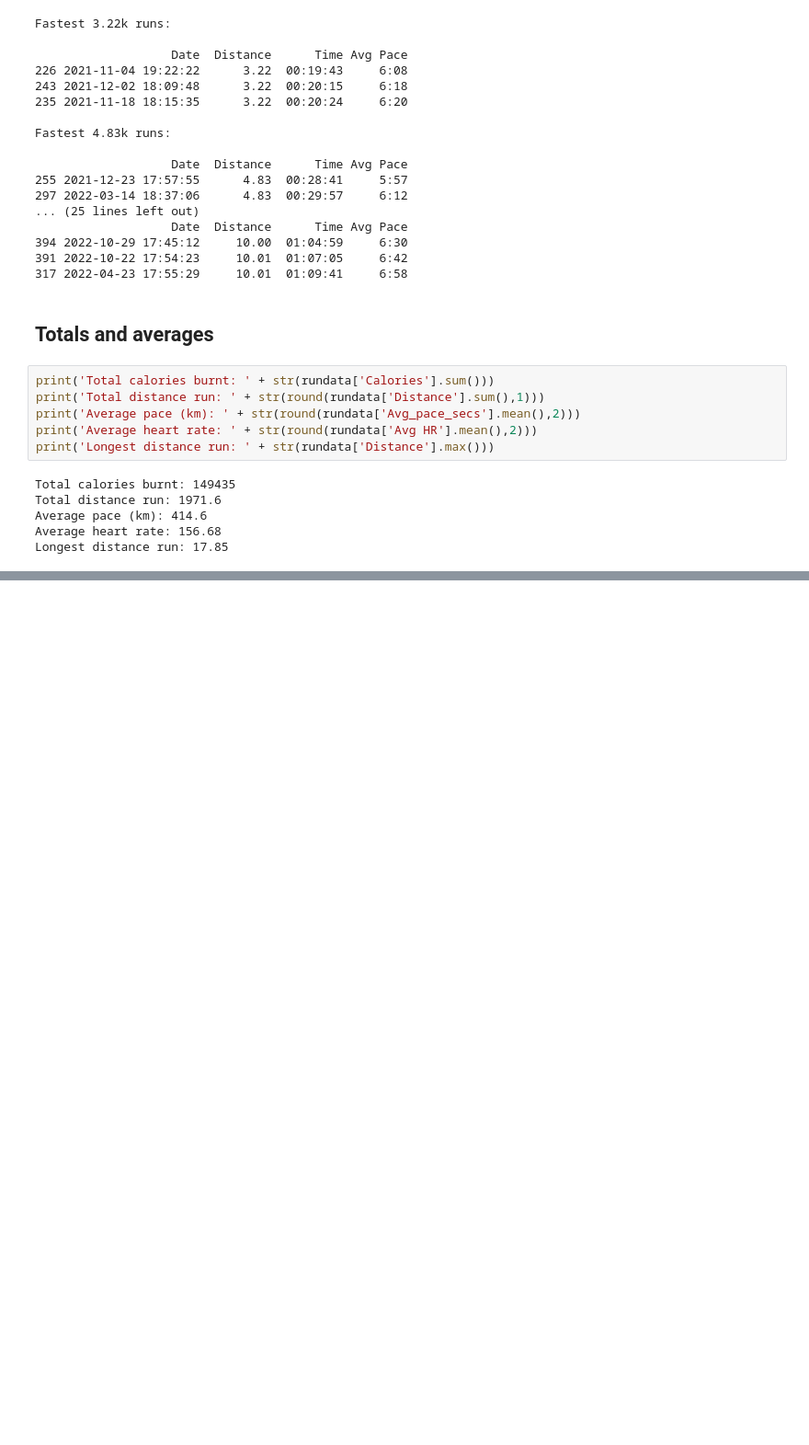
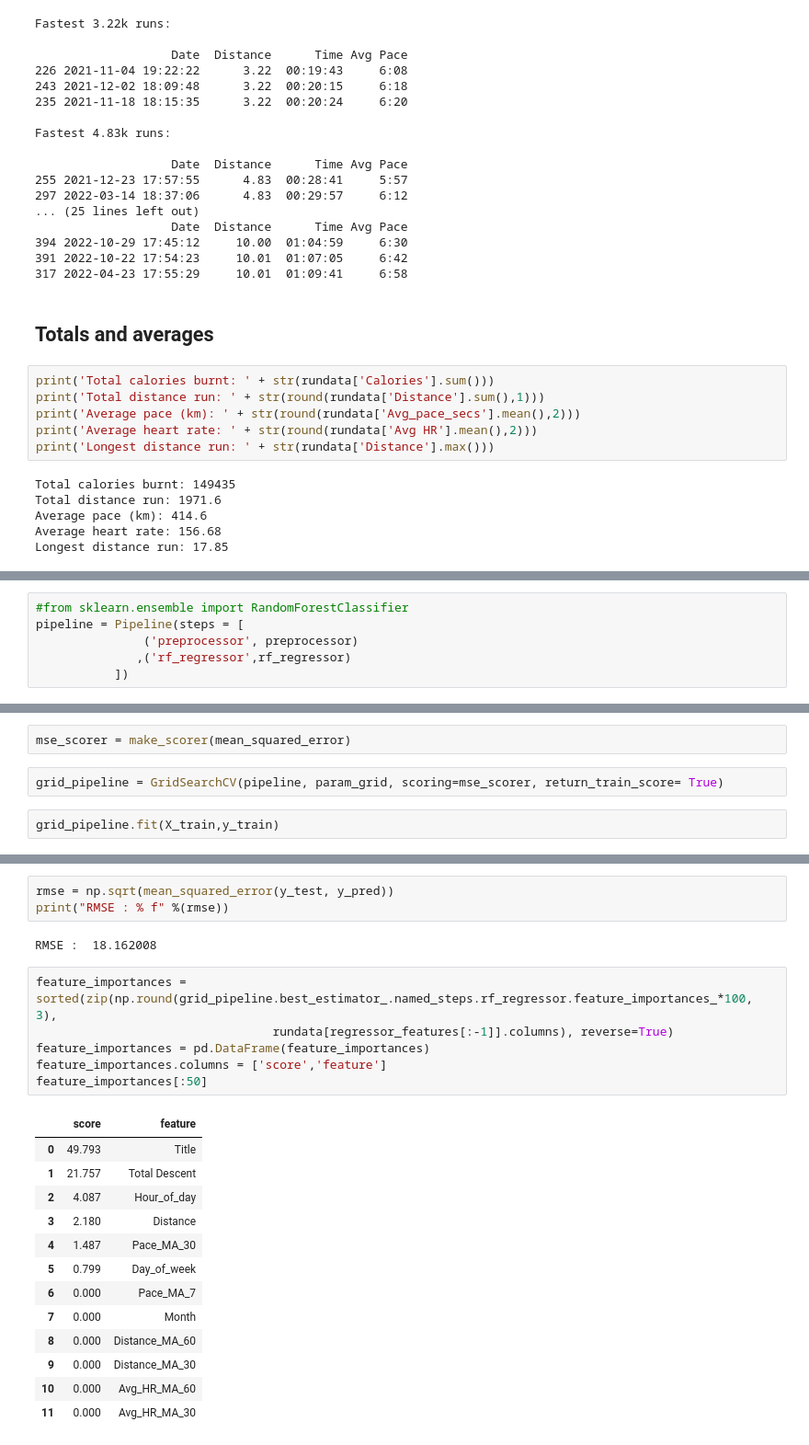
Before and after one commit to kauber/NewRunAnalyzer, a Jupyter notebook: Notebooks/RunAnalyze.ipynb, the cells around one changed output, grey strips where cells are left out. Shown at 92% size. Drawn from its saved outputs; the diff is of its cells as text; blank space fills up the shorter version.

```diff
--- a/Notebooks/RunAnalyze.ipynb
+++ b/Notebooks/RunAnalyze.ipynb
@@ -499,0 +815,6 @@ Longest distance run: 17.85
+# %%
+#from sklearn.ensemble import RandomForestClassifier
+pipeline = Pipeline(steps = [
+               ('preprocessor', preprocessor)
+              ,('rf_regressor',rf_regressor)
+           ])
@@ -499,0 +824,6 @@ Longest distance run: 17.85
+# %%
+mse_scorer = make_scorer(mean_squared_error)
+# %%
+grid_pipeline = GridSearchCV(pipeline, param_grid, scoring=mse_scorer, return_train_score= True)
+# %%
+grid_pipeline.fit(X_train,y_train)
@@ -499,0 +879,25 @@ Longest distance run: 17.85
+# %%
+rmse = np.sqrt(mean_squared_error(y_test, y_pred))
+print("RMSE : % f" %(rmse))
+# %% [output]
+RMSE :  18.162008
+# %%
+feature_importances = sorted(zip(np.round(grid_pipeline.best_estimator_.named_steps.rf_regressor.feature_importances_*100, 3),
+                                 rundata[regressor_features[:-1]].columns), reverse=True)
+feature_importances = pd.DataFrame(feature_importances)
+feature_importances.columns = ['score','feature']
+feature_importances[:50]
+# %% [output]
+|  | score | feature |
+| 0 | 49.793 | Title |
+| 1 | 21.757 | Total Descent |
+| 2 | 4.087 | Hour_of_day |
+| 3 | 2.180 | Distance |
+| 4 | 1.487 | Pace_MA_30 |
+| 5 | 0.799 | Day_of_week |
+| 6 | 0.000 | Pace_MA_7 |
+| 7 | 0.000 | Month |
+| 8 | 0.000 | Distance_MA_60 |
+| 9 | 0.000 | Distance_MA_30 |
+| 10 | 0.000 | Avg_HR_MA_60 |
+| 11 | 0.000 | Avg_HR_MA_30 |
```
Also changed, not shown: parts of 64 cells of this notebook.
